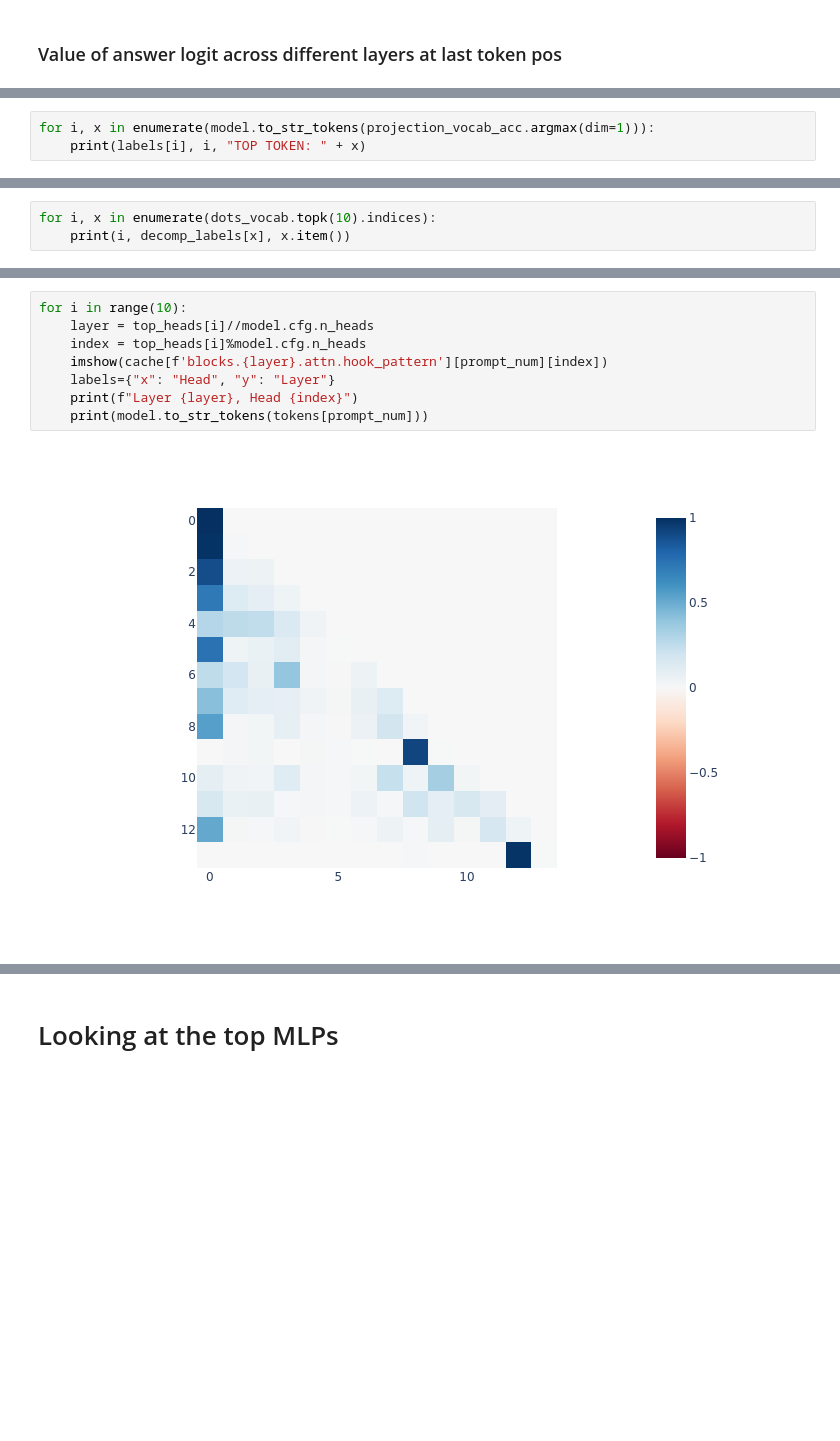
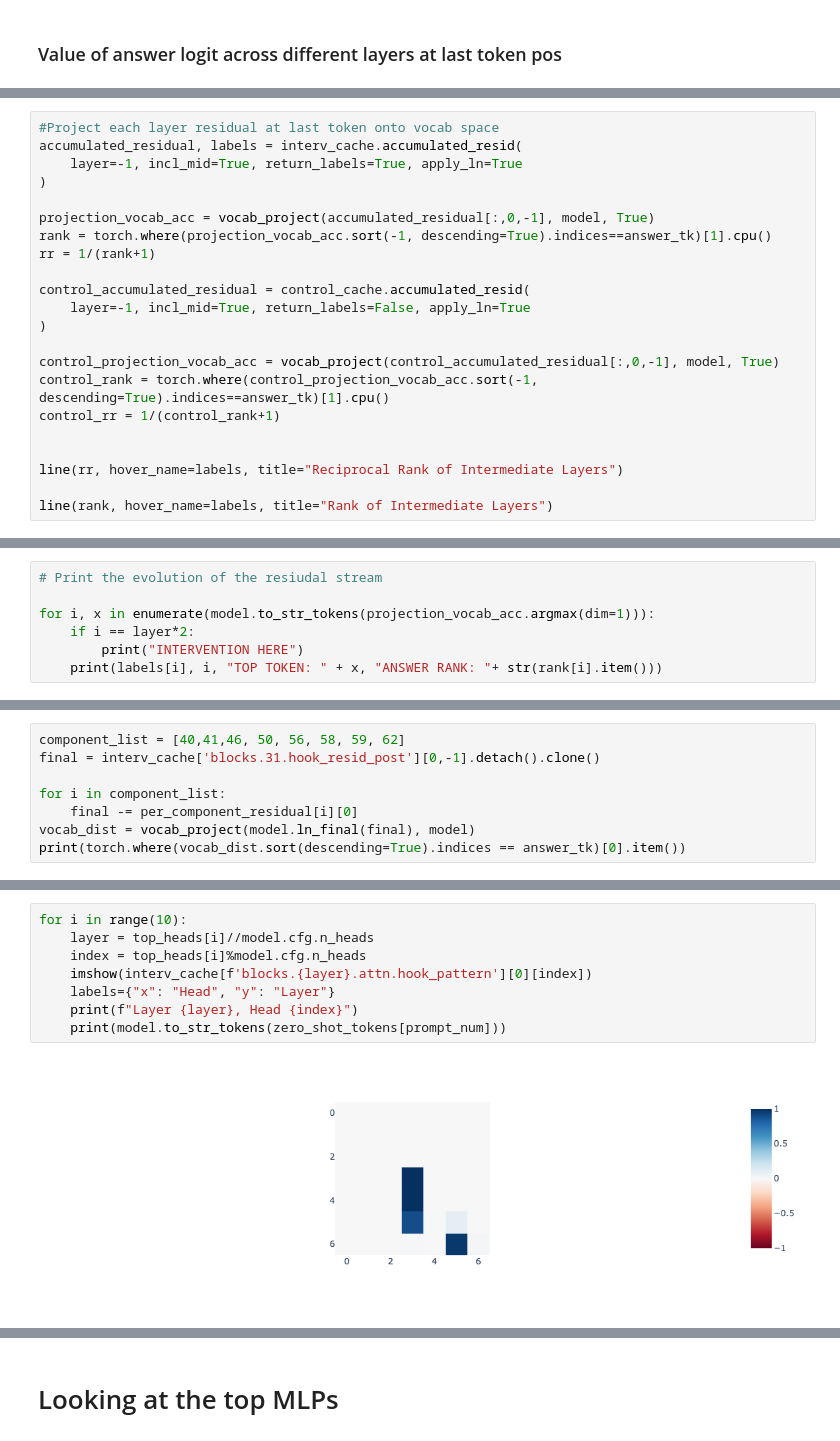
Before and after one commit to Itam67/function_vectors, a Jupyter notebook: notebooks/ICL_Explorations.ipynb, the cells around one changed output, grey strips where cells are left out. Cells and saved outputs as stored; diff of their text form; blank space fills up the shorter version.

```diff
--- a/notebooks/ICL_Explorations.ipynb
+++ b/notebooks/ICL_Explorations.ipynb
@@ -279,0 +285,22 @@ NameError: name 'cache' is not defined
+# %%
+#Project each layer residual at last token onto vocab space
+accumulated_residual, labels = interv_cache.accumulated_resid(
+    layer=-1, incl_mid=True, return_labels=True, apply_ln=True
+)
+
+projection_vocab_acc = vocab_project(accumulated_residual[:,0,-1], model, True)
+rank = torch.where(projection_vocab_acc.sort(-1, descending=True).indices==answer_tk)[1].cpu()
+rr = 1/(rank+1)
+
+control_accumulated_residual = control_cache.accumulated_resid(
+    layer=-1, incl_mid=True, return_labels=False, apply_ln=True
+)
+
+control_projection_vocab_acc = vocab_project(control_accumulated_residual[:,0,-1], model, True)
+control_rank = torch.where(control_projection_vocab_acc.sort(-1, descending=True).indices==answer_tk)[1].cpu()
+control_rr = 1/(control_rank+1)
+
+
+line(rr, hover_name=labels, title="Reciprocal Rank of Intermediate Layers")
+
+line(rank, hover_name=labels, title="Rank of Intermediate Layers")
@@ -280,3 +310,7 @@ NameError: name 'cache' is not defined
 # %%
+# Print the evolution of the resiudal stream
+
 for i, x in enumerate(model.to_str_tokens(projection_vocab_acc.argmax(dim=1))):
-    print(labels[i], i, "TOP TOKEN: " + x)
+    if i == layer*2:
+        print("INTERVENTION HERE")
+    print(labels[i], i, "TOP TOKEN: " + x, "ANSWER RANK: "+ str(rank[i].item()))
@@ -337,3 +334,0 @@ torch.Size([65, 6])
-# %%
-for i, x in enumerate(dots_vocab.topk(10).indices):
-    print(i, decomp_labels[x], x.item())
@@ -381,0 +379,8 @@ which can be installed using pip:
+# %%
+component_list = [40,41,46, 50, 56, 58, 59, 62]
+final = interv_cache['blocks.31.hook_resid_post'][0,-1].detach().clone()
+
+for i in component_list:
+    final -= per_component_residual[i][0]
+vocab_dist = vocab_project(model.ln_final(final), model)
+print(torch.where(vocab_dist.sort(descending=True).indices == answer_tk)[0].item())
@@ -382,10 +456,10 @@ which can be installed using pip:
 # %%
 for i in range(10):
     layer = top_heads[i]//model.cfg.n_heads
     index = top_heads[i]%model.cfg.n_heads
-    imshow(cache[f'blocks.{layer}.attn.hook_pattern'][prompt_num][index])
+    imshow(interv_cache[f'blocks.{layer}.attn.hook_pattern'][0][index])
     labels={"x": "Head", "y": "Layer"}
     print(f"Layer {layer}, Head {index}")
-    print(model.to_str_tokens(tokens[prompt_num]))
+    print(model.to_str_tokens(zero_shot_tokens[prompt_num]))
 # %% [output]
-[figure, old version]
+[figure, new version]
```
Also changed, not shown: parts of 43 cells of this notebook.
